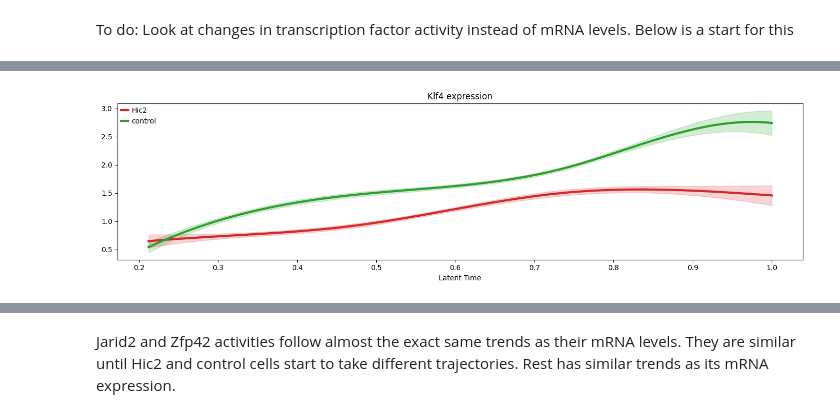
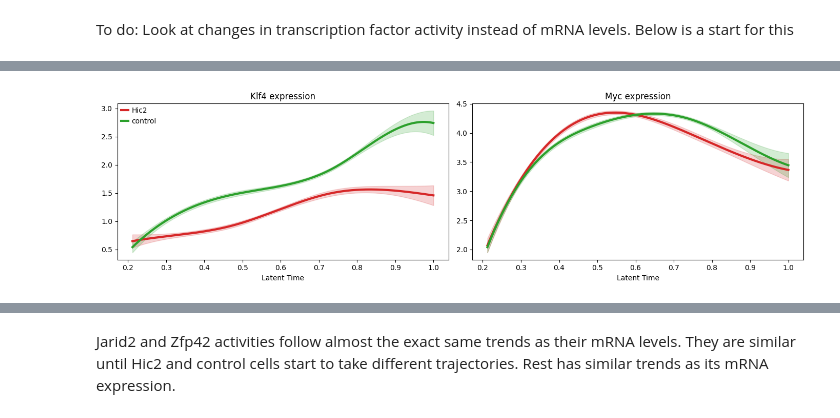
Before and after one commit to logolyte/hic2_masters_project, a Jupyter notebook: Analyze ChIPSeq data.ipynb, the cells around one changed output, grey strips where cells are left out. Drawn from its saved outputs; the diff is of its cells as text; code cells hidden in the pictures.

```diff
--- a/Analyze ChIPSeq data.ipynb
+++ b/Analyze ChIPSeq data.ipynb
@@ -934,16 +1012,16 @@ dc.mt.ulm(adata, net=net, verbose=True)
 # %%
-# Activity of Klf4
+# Activity of interesting genes
 
 plot_grouped_gene_trend(
     adata,
-    ["Klf4"],
+    ["Klf4", "Myc"],
     group_key="group",
     obsm=True,
     layer="score_ulm",
     groups=["Hic2", "control"]
 )
 # %% [output]
-[figure, old version]
+[figure, new version]
 # %%
 # Activity of dead end TFs
 
```
Also changed, not shown: parts of 54 cells of this notebook, 3 other files.
